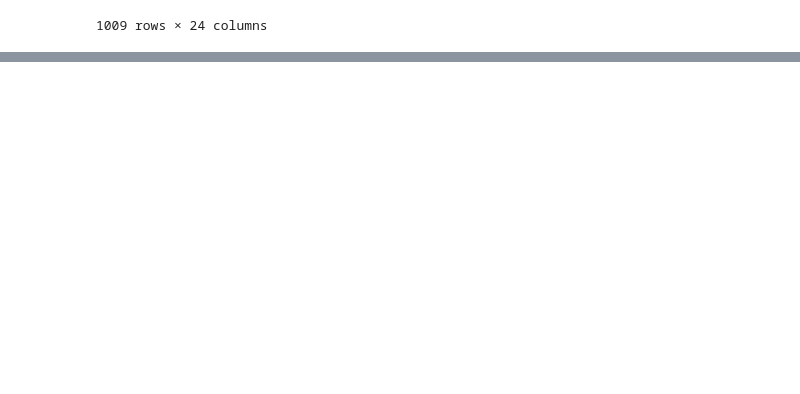
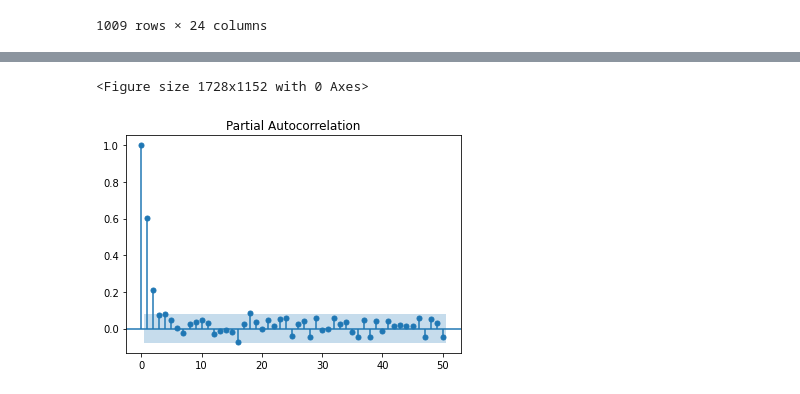
Before and after one commit to elsunais6167/cement, a Jupyter notebook: time_series_correlation.ipynb, the cells around one changed output, grey strips where cells are left out. Cells and saved outputs as stored; diff of their text form; code cells hidden in the pictures; blank space fills up the shorter version.

```diff
--- a/time_series_correlation.ipynb
+++ b/time_series_correlation.ipynb
@@ -78,0 +108,8 @@ by30mins_data[['Residue']].plot(figsize = f)
+# %%
+#Plotting time series partial correlation by 50 lags for blaine ouput
+plt.figure(figsize=(24,16))
+plot_pacf(blaine, lags=50)
+plt.show()
+# %% [output]
+<Figure size 1728x1152 with 0 Axes>
+[figure, added]
```
Also changed, not shown: parts of 17 cells of this notebook, 4 other files.
